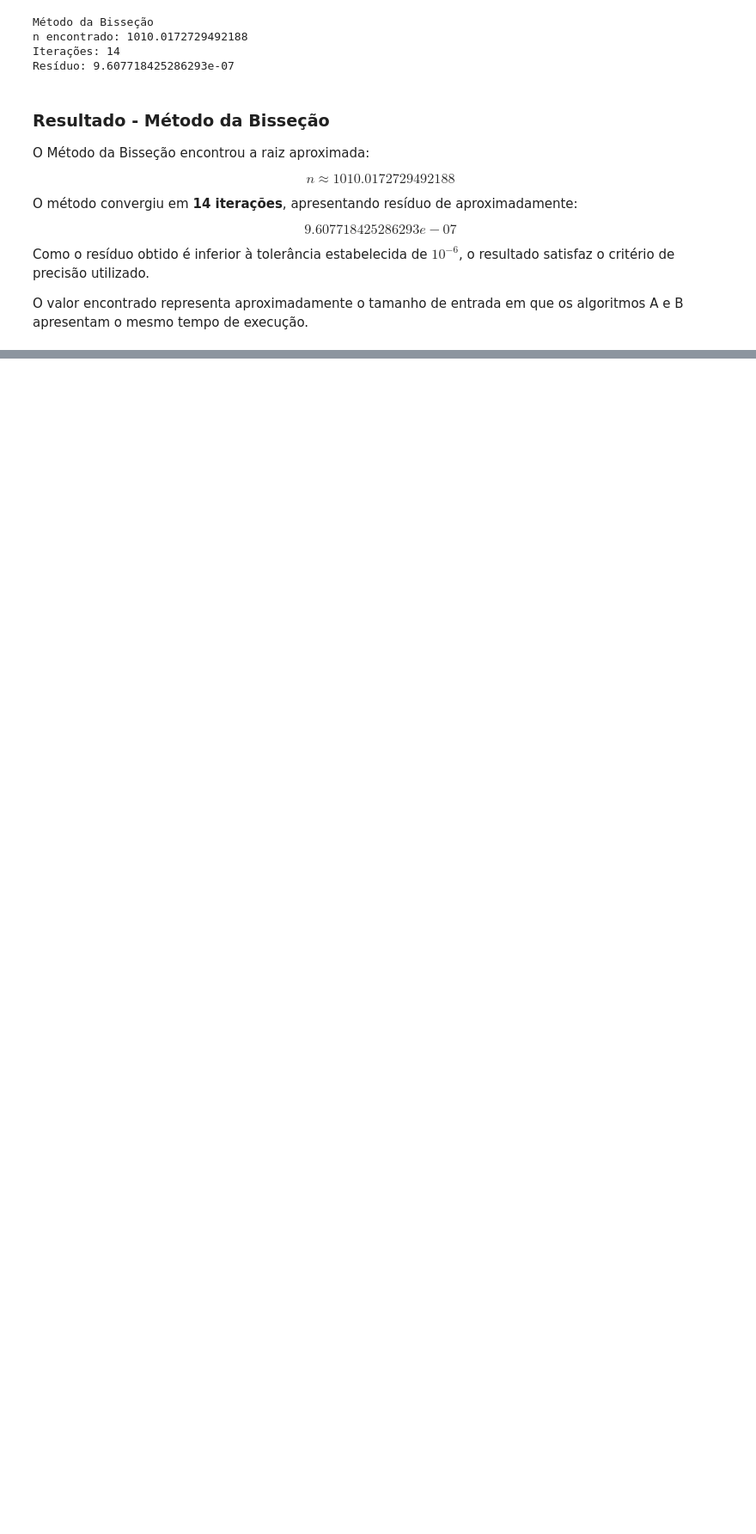
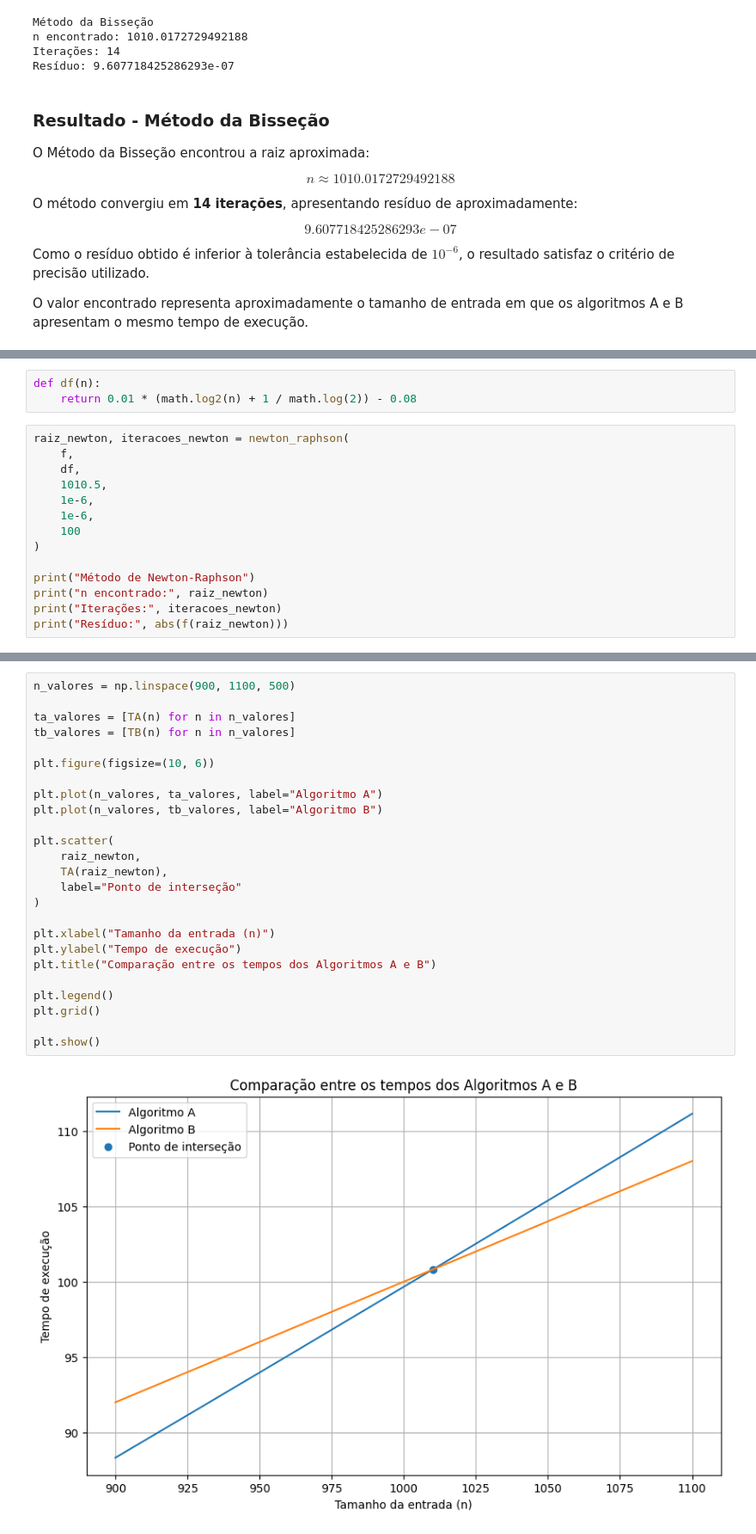
Before and after one commit to Viniccius-Albuquerque/Numerical-Methods, a Jupyter notebook: notebook/project.ipynb, the cells around one changed output, grey strips where cells are left out. Shown at 86% size. Saved outputs shown, nothing was run; the diff lists cells and outputs as text; blank space fills up the shorter version.

Commit message:
resultado newton-raphson e adicionando comentários finais

```diff
--- a/notebook/project.ipynb
+++ b/notebook/project.ipynb
@@ -136,0 +192,17 @@ O valor encontrado representa aproximadamente o tamanho de entrada em que os alg
+# %%
+def df(n):
+    return 0.01 * (math.log2(n) + 1 / math.log(2)) - 0.08
+# %%
+raiz_newton, iteracoes_newton = newton_raphson(
+    f,
+    df,
+    1010.5,
+    1e-6,
+    1e-6,
+    100
+)
+
+print("Método de Newton-Raphson")
+print("n encontrado:", raiz_newton)
+print("Iterações:", iteracoes_newton)
+print("Resíduo:", abs(f(raiz_newton)))
@@ -136,0 +274,27 @@ O valor encontrado representa aproximadamente o tamanho de entrada em que os alg
+# %%
+n_valores = np.linspace(900, 1100, 500)
+
+ta_valores = [TA(n) for n in n_valores]
+tb_valores = [TB(n) for n in n_valores]
+
+plt.figure(figsize=(10, 6))
+
+plt.plot(n_valores, ta_valores, label="Algoritmo A")
+plt.plot(n_valores, tb_valores, label="Algoritmo B")
+
+plt.scatter(
+    raiz_newton,
+    TA(raiz_newton),
+    label="Ponto de interseção"
+)
+
+plt.xlabel("Tamanho da entrada (n)")
+plt.ylabel("Tempo de execução")
+plt.title("Comparação entre os tempos dos Algoritmos A e B")
+
+plt.legend()
+plt.grid()
+
+plt.show()
+# %% [output]
+[figure, added]
```
Also changed, not shown: parts of 18 cells of this notebook.
